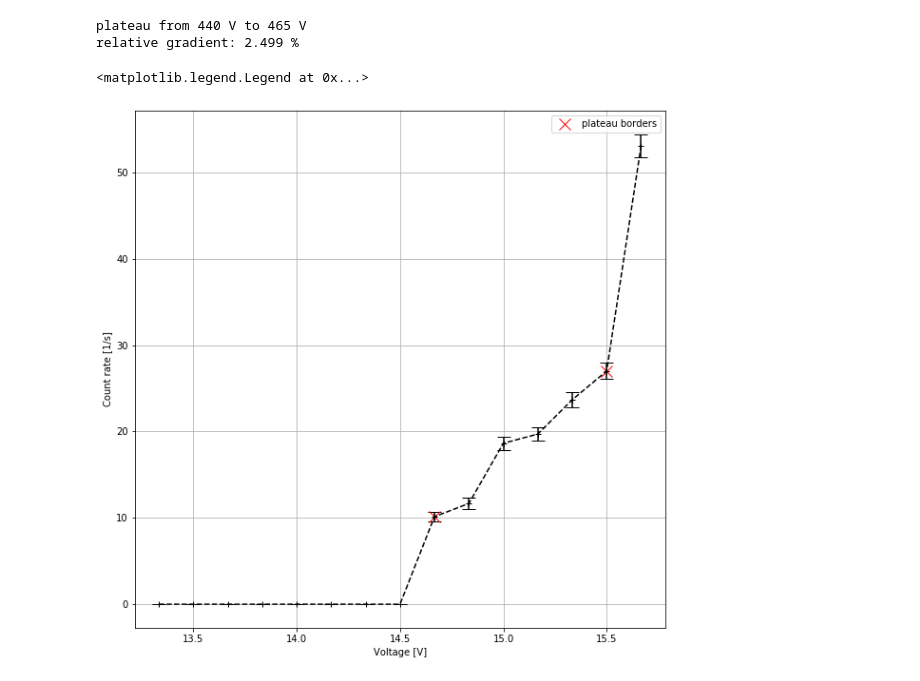
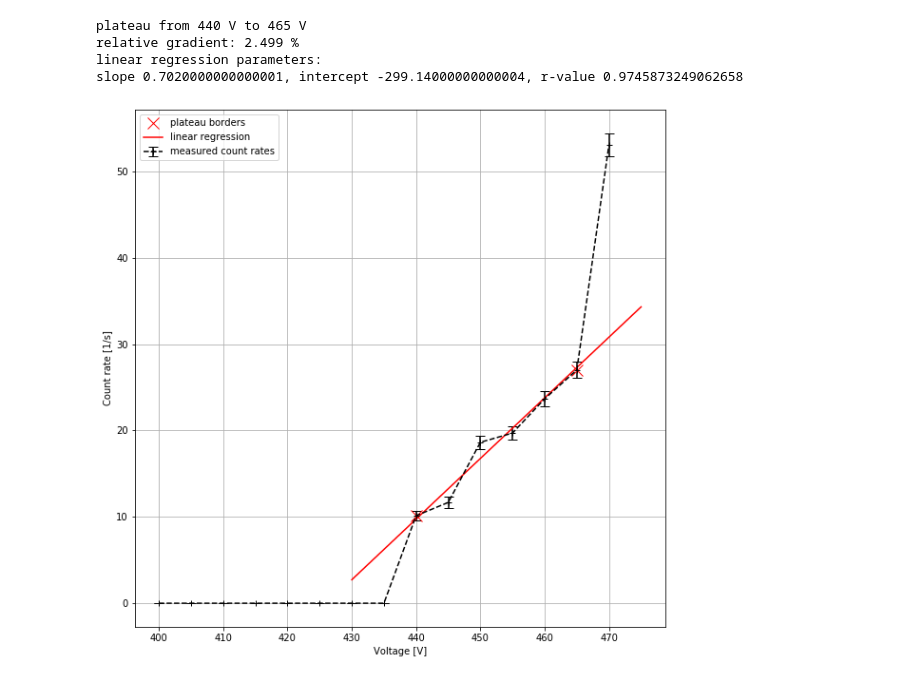
Before and after one commit to jlindermeir/UV-NPP-lab, a Jupyter notebook: lab01/analysis_session1.ipynb, the cells around one changed output. Saved outputs shown, nothing was run; the diff lists cells and outputs as text; code cells hidden in the pictures.

```diff
--- a/lab01/analysis_session1.ipynb
+++ b/lab01/analysis_session1.ipynb
@@ -1,35 +1,48 @@
 # %%
 import matplotlib.pyplot as plt
 import numpy as np
+from scipy.stats import linregress, chisquare
+
+datadir = 'data/'
+figdir = 'figs/'
 # %%
 def poisson(mu):
     def poisson_pdf(x):
         return mu ** x * np.exp(-1*mu) / np.math.factorial(x)
     return np.vectorize(poisson_pdf, otypes=[float])
 # %%
-datadir = 'data/'
+filename = 'plateau_400_470_5.tsv'
+data = np.loadtxt(datadir + filename, delimiter = '\t', skiprows = 11, usecols = (1,2))
+U = data[:,0]
+G = data[:,1]
+t_g = 30
+g = G/t_g
+stds = [np.sqrt(G)/t_g for G in data[:,1]]
+
+pis = [8, 13] # plateau indices
+print('plateau from %.f V to %.f V' % (data[pis[0],0], data[pis[1],0]))
+
+relative_gradient = (data[13,1] - data[8,1])/(data[13,0] - data[8,0])/data[13,1]*100
+print('relative gradient: %.3f %%' % relative_gradient)
+
+slope, intercept, r, p, stderr = linregress(U[pis[0]:pis[1]], g[pis[0]:pis[1]])
+print(f'linear regression parameters:\nslope {slope}, intercept {intercept}, r-value {r}')
+linreg = lambda U: slope * U + intercept
+U_extend = 10
+U_plot = np.linspace(U[pis[0]] - U_extend, U[pis[1]]+U_extend, 100) # generate voltage data for plotting
+
 fig, ax = plt.subplots(1,1, figsize = (10,10))
 ax.grid()
 ax.set_xlabel('Voltage [V]')
 ax.set_ylabel('Count rate [1/s]')
-
-filename = 'plateau_400_470_5.tsv'
-data = np.loadtxt(datadir + filename, delimiter = '\t', skiprows = 11, usecols = (1,2))
-t_g = 30
-stds = [np.sqrt(G)/t_g for G in data[:,1]]
-
-print('plateau from %.f V to %.f V' % (data[8,0], data[13,0]))
-
-
-relative_gradient = (data[13,1] - data[8,1])/(data[13,0] - data[8,0])/data[13,1]*100
-print('relative gradient: %.3f %%' % relative_gradient)
-
-#ax.plot(data[:,0]/t_g, data[:,1]/t_g, '+', label = '')
-ax.errorbar(data[:,0]/t_g, data[:,1]/t_g, fmt = 'k+--', capsize=7, yerr = stds, label = '')
-ax.plot(data[pis, 0]/t_g, data[pis, 1]/t_g, 'rx', markersize=12, label = 'plateau borders')
+ax.errorbar(U, g, fmt = 'k+--', capsize=5, yerr = stds, label = 'measured count rates')
+ax.plot(U[pis], g[pis], 'rx', markersize=12, label = 'plateau borders')
+ax.plot(U_plot, linreg(U_plot), 'r-', label = 'linear regression')
 ax.legend()
+fig.savefig(figdir + 'plateau_curve.pdf')
 # %% [output]
 plateau from 440 V to 465 V
 relative gradient: 2.499 %
+linear regression parameters:
+slope 0.7020000000000001, intercept -299.14000000000004, r-value 0.9745873249062658
-<matplotlib.legend.Legend at 0x...>
-[figure, old version]
+[figure, new version]
```
Also changed, not shown: parts of 6 cells of this notebook, 4 other files.
